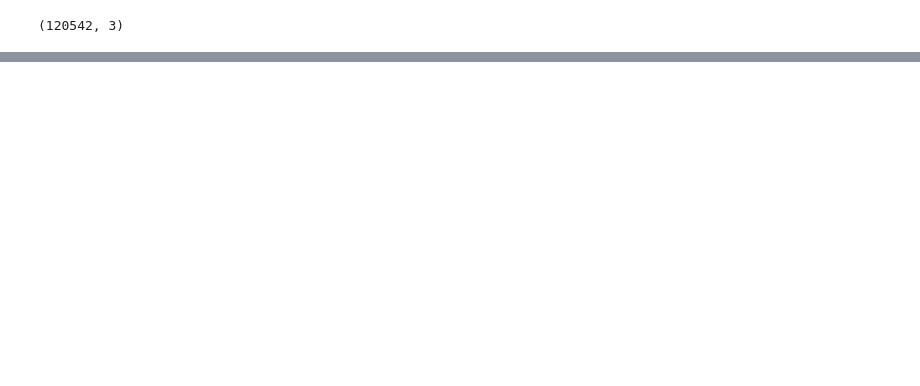
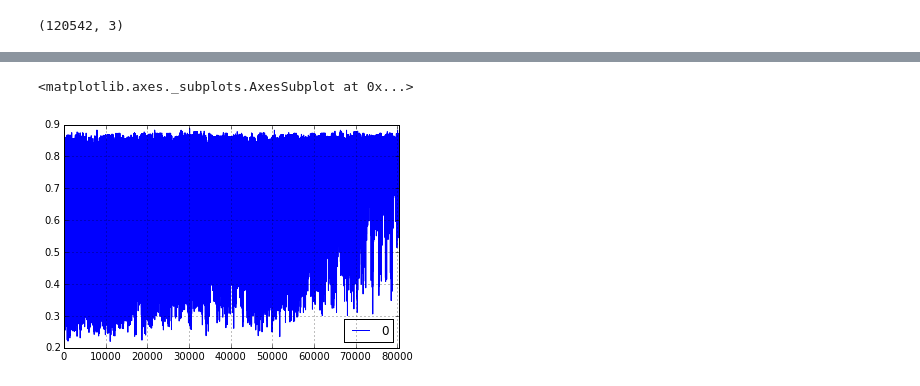
Before and after one commit to umkevinc/DD, a Jupyter notebook: Prediction.ipynb, the cells around one changed output, grey strips where cells are left out. Drawn from its saved outputs; the diff is of its cells as text; code cells hidden in the pictures; blank space fills up the shorter version.

```diff
--- a/Prediction.ipynb
+++ b/Prediction.ipynb
@@ -128,0 +303,5 @@ predicted_labels = clf.predict(train_base)
+# %%
+pd.DataFrame(test_prediction).plot()
+# %% [output]
+<matplotlib.axes._subplots.AxesSubplot at 0x...>
+[figure, added]
```
Also changed, not shown: parts of 22 cells of this notebook, 3 other files.
